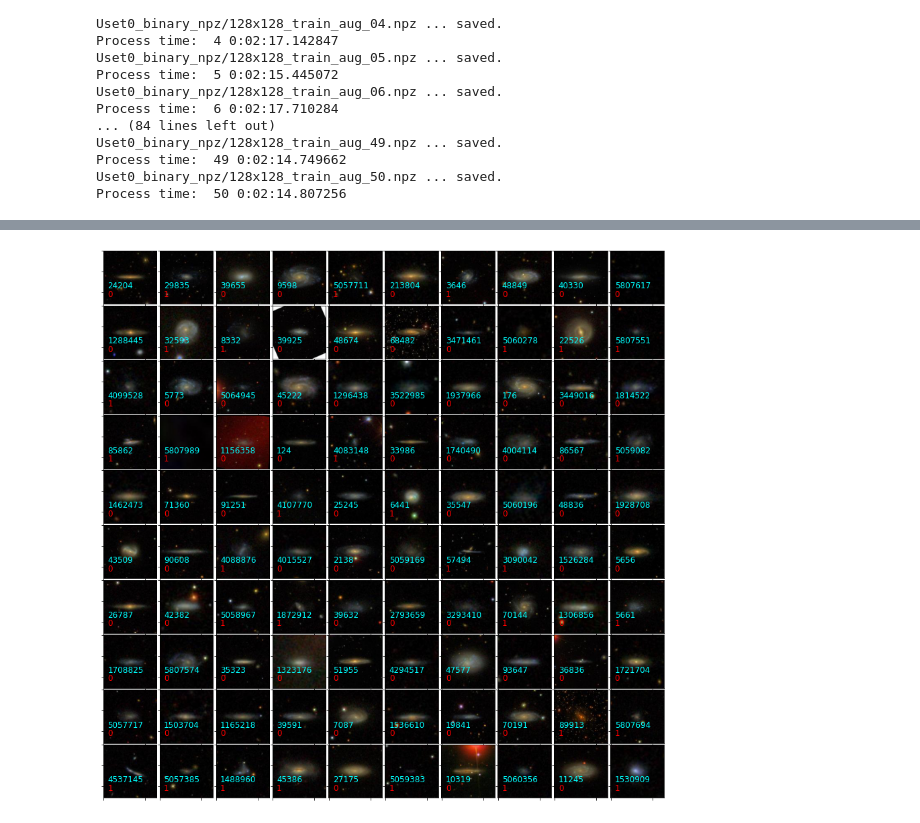
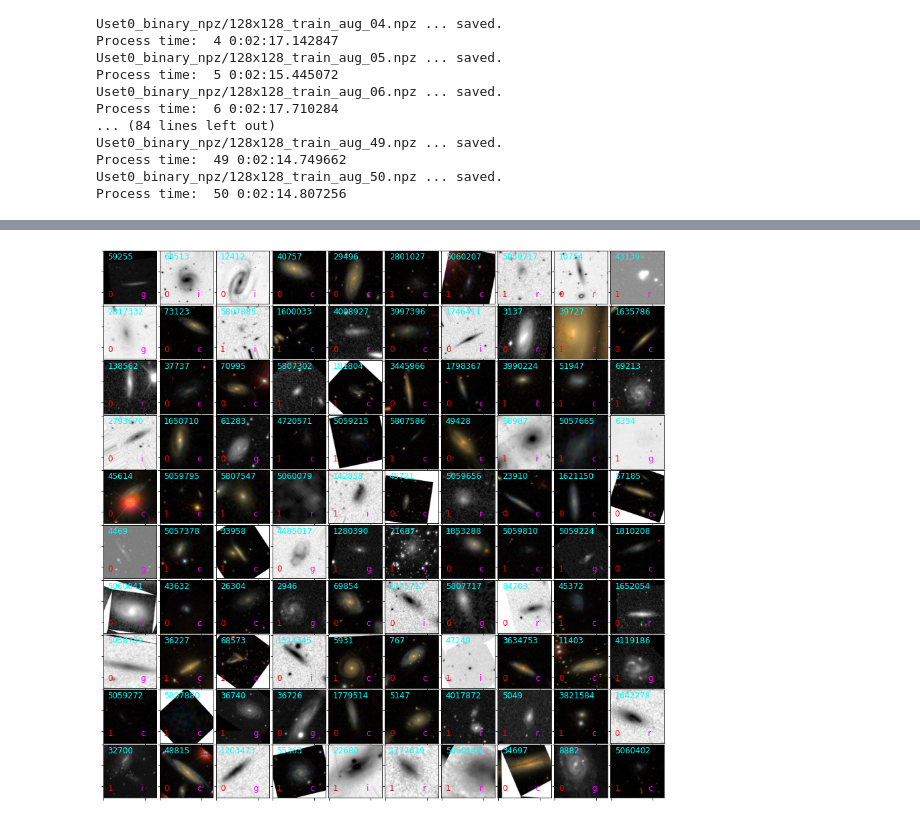
Before and after one commit to ekourkchi/incNET-data, a Jupyter notebook: incNET_VGGcnn_withAugmentation/incNET_model_augmentation-binary.ipynb, the cells around one changed output, grey strips where cells are left out. Cells and saved outputs as stored; diff of their text form; code cells hidden in the pictures.

Commit message:
data augmentation

```diff
--- a/incNET_VGGcnn_withAugmentation/incNET_model_augmentation-binary.ipynb
+++ b/incNET_VGGcnn_withAugmentation/incNET_model_augmentation-binary.ipynb
@@ -41,9 +43,3 @@ from sklearn.model_selection import train_test_split
 import numpy as np
 import imgaug as ia
 import imgaug.augmenters as iaa
-# %%
-data = np.load('data_128x128_g_originals.npz')
-images_ = data['images'].astype(np.uint8)
-labels_ = data['labels']
-data.close()
-del data
@@ -270,5 +302,12 @@ filter_gri = np.concatenate((filter_g, filter_r, filter_i))
 # %%
 def augment_N(images, labels, pgcIDs, filter, N, isGray=True, seed=0):
+    '''
+    images, labels, pgcIDs: input data
+    filer: the band-pass of the input data
+    N: the number of the output augmented images
+    isGray: True: grayscale images, False: colorful images
+    seed: the randomness state
+    '''
 
     if isGray:
         images_aug = seqGray(images=images)
@@ -300,6 +345,13 @@ def augment_N(images, labels, pgcIDs, filter, N, isGray=True, seed=0):
 import copy
 
 def uniformer(images, labels, pgcIDs, filter, N=1000, isGray=True, seed=0):
+    '''
+    images, labels, pgcIDs: input data
+    filer: the band-pass of the input data
+    N: the number of the augmented images within 5 degrees of inclination interval
+    isGray: True: grayscale images, False: colorful images
+    seed: the randomness state
+    '''
 
     n = len(labels)
     indices = np.arange(n)
@@ -406,0 +459,10 @@ len(labels_aug[(labels_aug==0)]) , len(labels_aug[(labels_aug==1)])
+# %%
+data = np.load('Uset0_binary_npz/128x128_train_aug_01.npz')
+images_ = data['images'].astype(np.uint8)
+labels_ = data['labels']
+pgcIDs_ = data['pgcIDs']
+filter_  = data['filter']
+data.close()
+del data
+
+images_.shape, labels_.shape, pgcIDs_.shape, filter_.shape
@@ -407,35 +494,25 @@ len(labels_aug[(labels_aug==0)]) , len(labels_aug[(labels_aug==1)])
 # %%
-# data = np.load('Uset0_npz/128x128_train_aug_01.npz')
-data = np.load('samples_binary/RGB_128x128_test_000.npz')
-images_ = data['images'].astype(np.uint8)
-labels_ = data['labels']
-pgcIDs_ = data['pgcIDs']
-# filter_  = data['filter']
-data.close()
-del data
-
-
 n = 10
 m = 10
 
 fig, axes = plt.subplots(nrows=n, ncols=m, figsize=(15,15))
 
 t = 0
 for i in range(n):
     for j in range(m):
 
         ax = axes[i][j]
         ax.imshow(images_[t,:,:])
 
         plt.setp(ax.get_xticklabels(), visible=False)
         plt.setp(ax.get_yticklabels(), visible=False)
 
         ax.text(10, 110, labels_[t], color='red', fontsize=12)
-#         ax.text(10, 20, filter_[t], color='red', fontsize=12)
-        ax.text(10, 90, pgcIDs_[t], color='cyan', fontsize=12)
+        ax.text(90, 110, filter_[t].decode("utf-8") , color='magenta', fontsize=12)
+        ax.text(10, 20, pgcIDs_[t], color='cyan', fontsize=12)
 
         t+=1
 
 plt.subplots_adjust(hspace=0.03, wspace=0.03)
 # %% [output]
-[figure, old version]
+[figure, new version]
```
Also changed, not shown: parts of 27 cells of this notebook.
